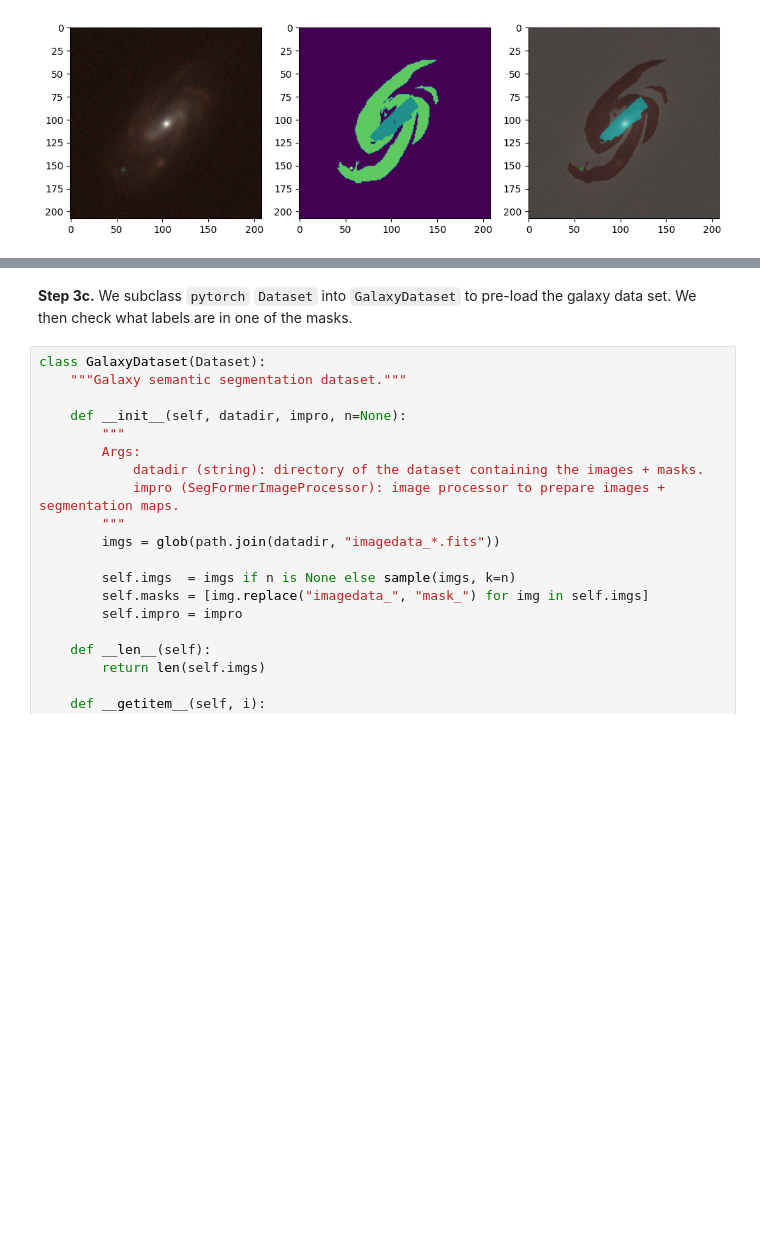
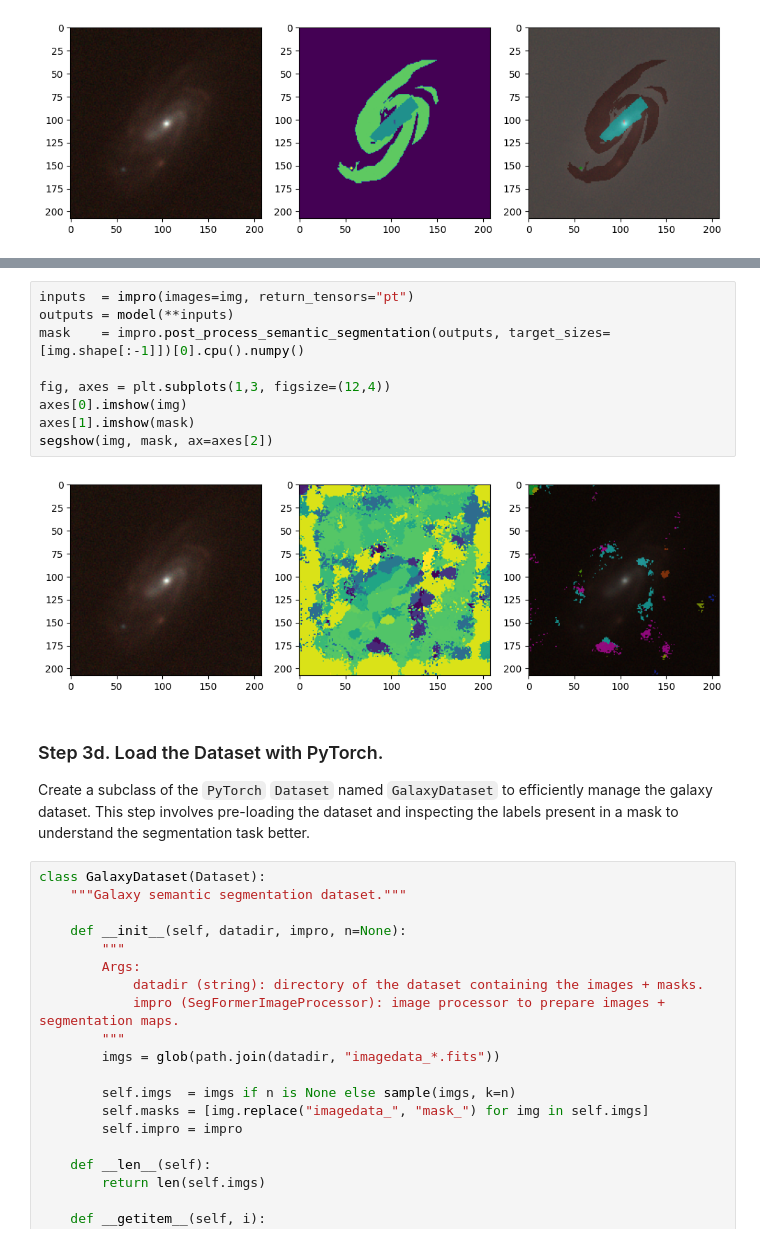
Before and after one commit to rndsrc/dl, a Jupyter notebook: segformer.ipynb, the cells around one changed output, grey strips where cells are left out. Cells and saved outputs as stored; diff of their text form; blank space fills up the shorter version.

```diff
--- a/segformer.ipynb
+++ b/segformer.ipynb
@@ -258,6 +271,19 @@ No.    Name      Ver    Type      Cards   Dimensions   Format
+# %%
+inputs  = impro(images=img, return_tensors="pt")
+outputs = model(**inputs)
+mask    = impro.post_process_semantic_segmentation(outputs, target_sizes=[img.shape[:-1]])[0].cpu().numpy()
+
+fig, axes = plt.subplots(1,3, figsize=(12,4))
+axes[0].imshow(img)
+axes[1].imshow(mask)
+segshow(img, mask, ax=axes[2])
+# %% [output]
+[figure, added]
 # %% [markdown]
-**Step 3c.** We subclass `pytorch` `Dataset` into `GalaxyDataset` to pre-load the galaxy data set.
-We then check what labels are in one of the masks.
+### Step 3d. Load the Dataset with PyTorch.
+
+Create a subclass of the `PyTorch` `Dataset` named `GalaxyDataset` to efficiently manage the galaxy dataset.
+This step involves pre-loading the dataset and inspecting the labels present in a mask to understand the segmentation task better.
 # %%
 class GalaxyDataset(Dataset):
     """Galaxy semantic segmentation dataset."""
```
Also changed, not shown: parts of 17 cells of this notebook.
